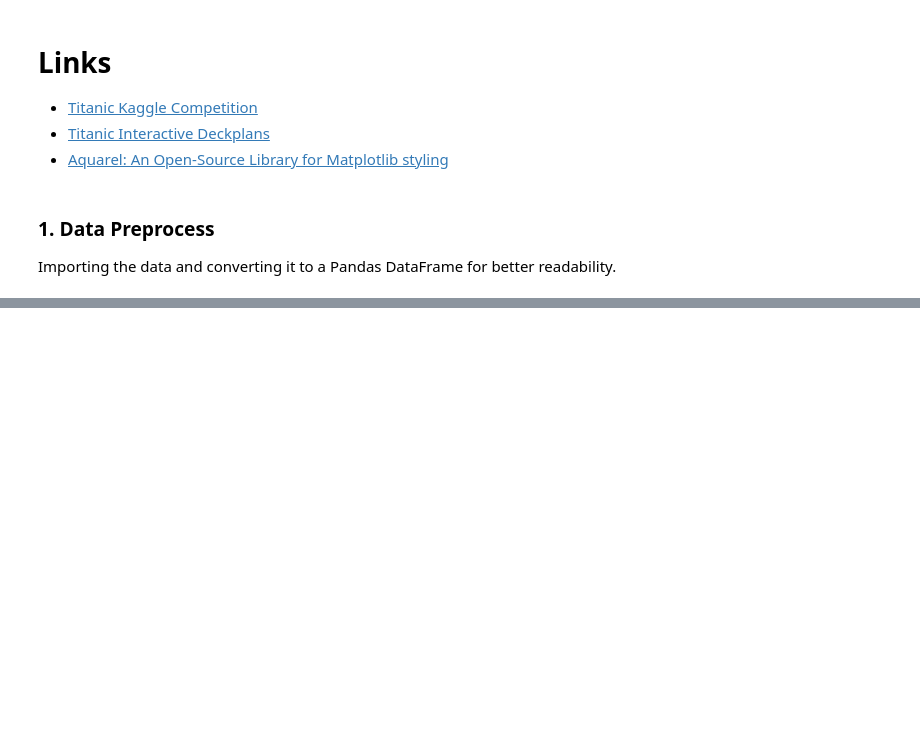
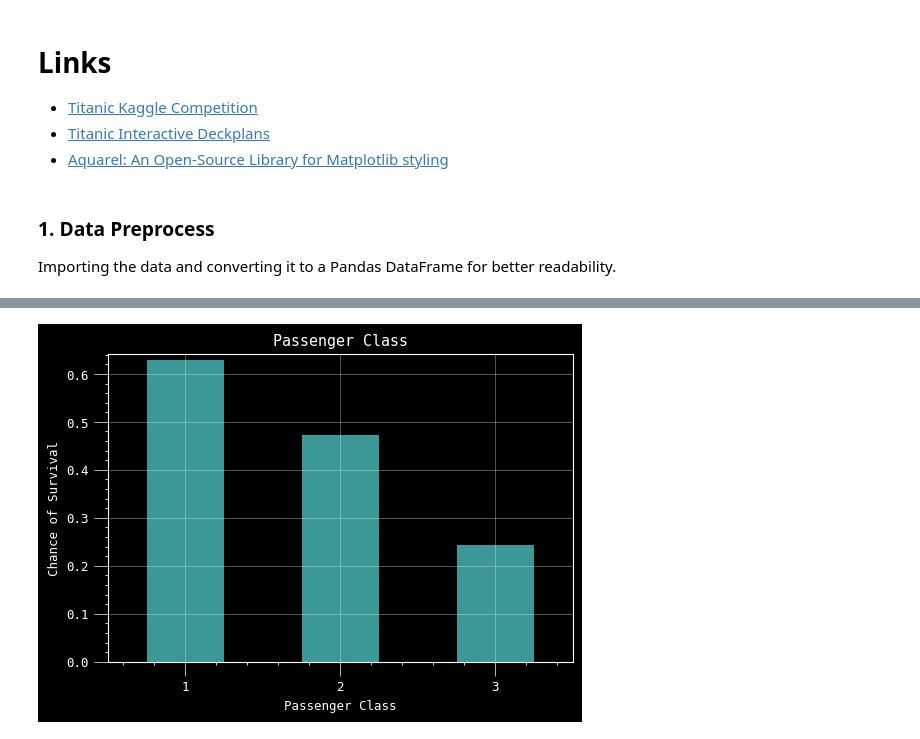
Before and after one commit to Homanloo/Titanic-Survival, a Jupyter notebook: Titanic.ipynb, the cells around one changed output, grey strips where cells are left out. Saved outputs shown, nothing was run; the diff lists cells and outputs as text; code cells hidden in the pictures; blank space fills up the shorter version.

```diff
--- a/Titanic.ipynb
+++ b/Titanic.ipynb
@@ -105,0 +143,14 @@ fig.savefig("Figures/demo.png", dpi=300)
+# %%
+grouped_pclass = df_train.groupby("Pclass")["Survived"]
+pclass_survival_rate = grouped_pclass.sum() / grouped_pclass.count()
+
+grouped_pclass_plot = pclass_survival_rate.plot(
+    kind="bar",
+    ylabel="Chance of Survival",
+    xlabel="Passenger Class",
+    title="Passenger Class",
+    rot=0,
+    figsize=(6, 4))
+plt.show(grouped_pclass_plot)
+# %% [output]
+[figure, added]
```
Also changed, not shown: parts of 12 cells of this notebook, 1 other file.
